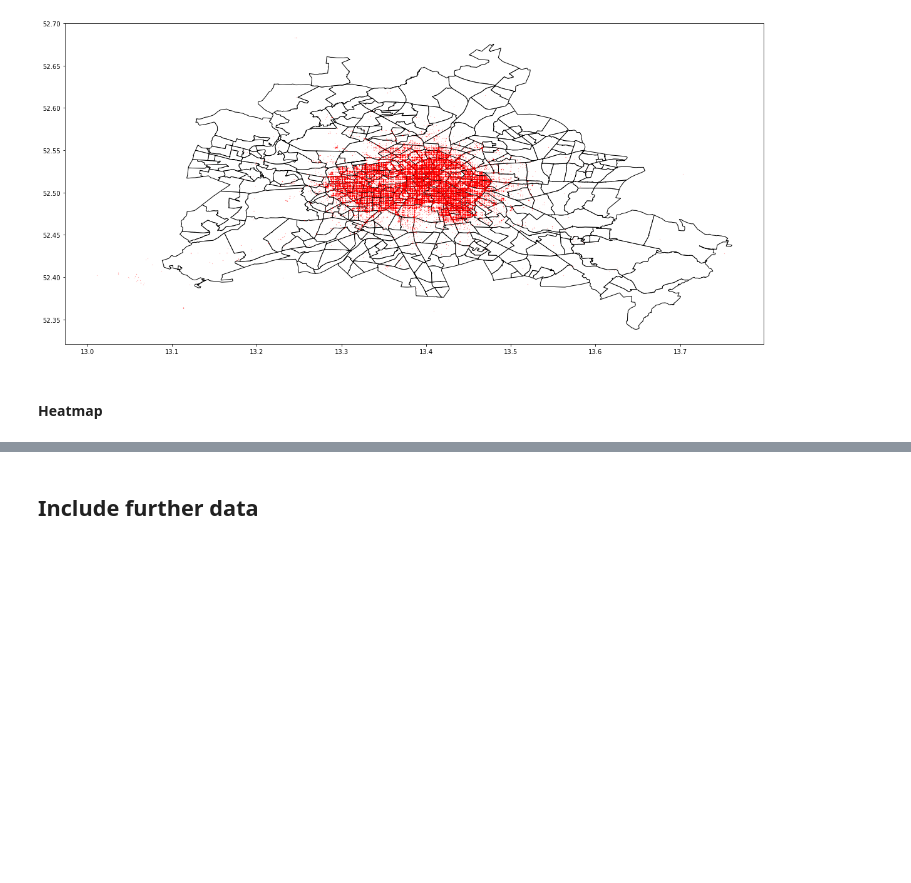
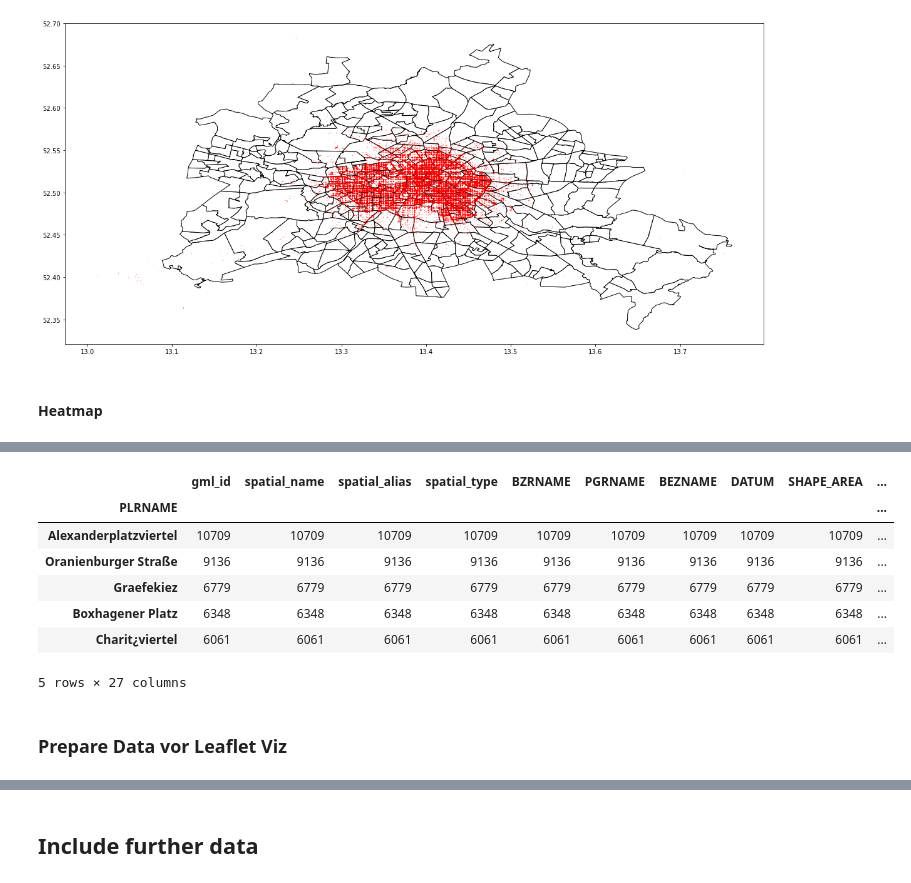
Before and after one commit to technologiestiftung/bike-sharing, a Jupyter notebook: src/analysis/pseudonomysed.ipynb, the cells around one changed output, grey strips where cells are left out. Cells and saved outputs as stored; diff of their text form; code cells hidden in the pictures; blank space fills up the shorter version.

```diff
--- a/src/analysis/pseudonomysed.ipynb
+++ b/src/analysis/pseudonomysed.ipynb
@@ -376,0 +406,13 @@ gpd.overlay(gdf, plr)
+# %%
+start_in_bz.groupby('PLRNAME').count().sort_values('gml_id',ascending=False).head()
+# %% [output]
+|  | gml_id | spatial_name | spatial_alias | spatial_type | BZRNAME | PGRNAME | BEZNAME | DATUM | SHAPE_AREA | ... |
+| PLRNAME |  |  |  |  |  |  |  |  |  | ... |
+| Alexanderplatzviertel | 10709 | 10709 | 10709 | 10709 | 10709 | 10709 | 10709 | 10709 | 10709 | ... |
+| Oranienburger Straße | 9136 | 9136 | 9136 | 9136 | 9136 | 9136 | 9136 | 9136 | 9136 | ... |
+| Graefekiez | 6779 | 6779 | 6779 | 6779 | 6779 | 6779 | 6779 | 6779 | 6779 | ... |
+| Boxhagener Platz | 6348 | 6348 | 6348 | 6348 | 6348 | 6348 | 6348 | 6348 | 6348 | ... |
+| Charit¿viertel | 6061 | 6061 | 6061 | 6061 | 6061 | 6061 | 6061 | 6061 | 6061 | ... |
+5 rows × 27 columns
+# %% [markdown]
+### Prepare Data vor Leaflet Viz
```
Also changed, not shown: parts of 23 cells of this notebook.
